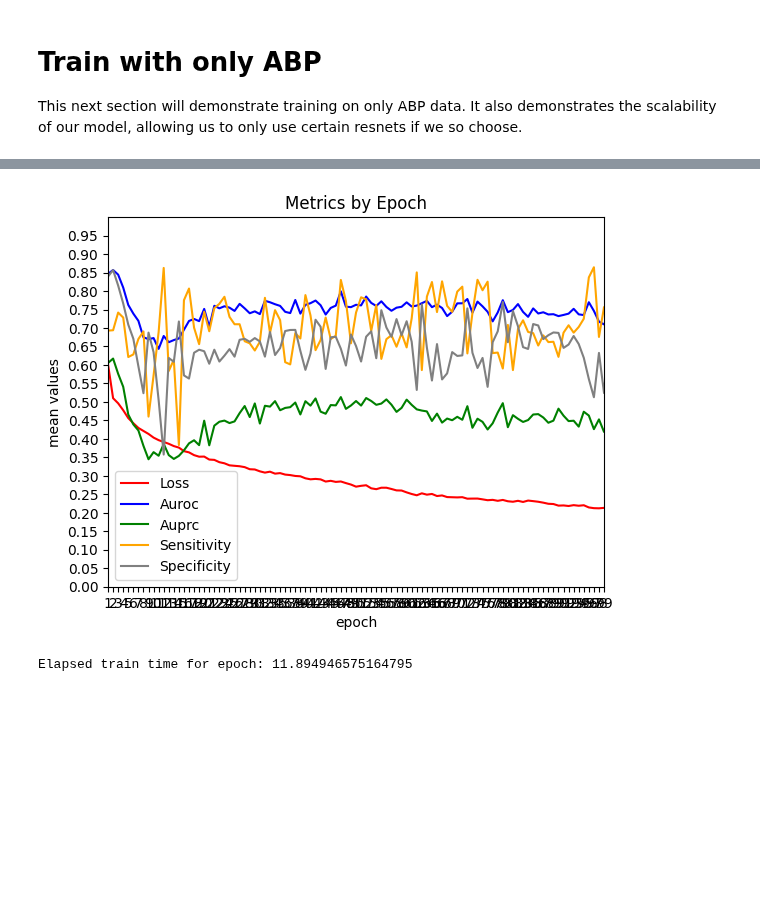
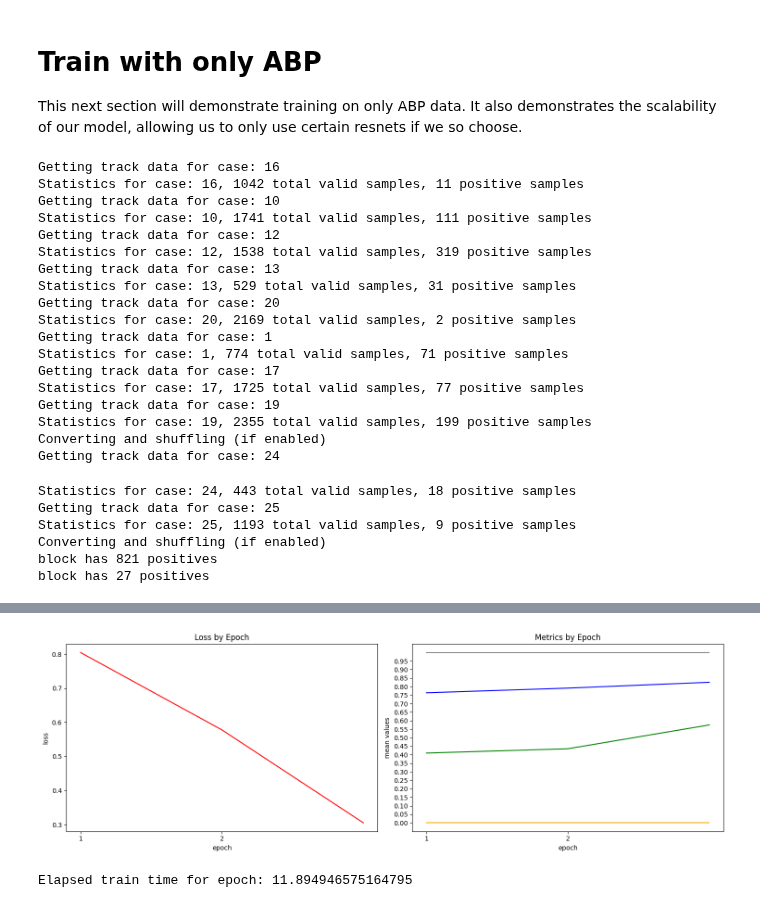
Before and after one commit to invictus125/cs598-final-project, a Jupyter notebook: temp.ipynb, the cells around one changed output, grey strips where cells are left out. Saved outputs shown, nothing was run; the diff lists cells and outputs as text; code cells hidden in the pictures; blank space fills up the shorter version.

Commit message:
Separate, wider graphs

```diff
--- a/temp.ipynb
+++ b/temp.ipynb
@@ -1050,14 +1071,39 @@ case_list_file = open(f'{DRIVE_PROJECT_DIR_PATH}/cases_with_positive_samples.pkl
 case_list = pickle.load(case_list_file)
 case_list_file.close()
 
-train_cases = case_list[0:80]
-eval_cases = case_list[80:100]
+train_cases = case_list[0:8]
+eval_cases = case_list[8:10]
 
 train_data = get_data(3, from_dir=f'{DRIVE_PROJECT_DIR_PATH}/case_set/', case_ids=train_cases)
 eval_data = get_data(3, from_dir=f'{DRIVE_PROJECT_DIR_PATH}/case_set/', case_ids=eval_cases)
 
 train_data = _process_loaded_abp_data(train_data, negative_ratio=3.0)
 eval_data = _process_loaded_abp_data(eval_data, negative_ratio=3.0)
+# %% [output]
+Getting track data for case: 16
+Statistics for case: 16, 1042 total valid samples, 11 positive samples
+Getting track data for case: 10
+Statistics for case: 10, 1741 total valid samples, 111 positive samples
+Getting track data for case: 12
+Statistics for case: 12, 1538 total valid samples, 319 positive samples
+Getting track data for case: 13
+Statistics for case: 13, 529 total valid samples, 31 positive samples
+Getting track data for case: 20
+Statistics for case: 20, 2169 total valid samples, 2 positive samples
+Getting track data for case: 1
+Statistics for case: 1, 774 total valid samples, 71 positive samples
+Getting track data for case: 17
+Statistics for case: 17, 1725 total valid samples, 77 positive samples
+Getting track data for case: 19
+Statistics for case: 19, 2355 total valid samples, 199 positive samples
+Converting and shuffling (if enabled)
+Getting track data for case: 24
+Statistics for case: 24, 443 total valid samples, 18 positive samples
+Getting track data for case: 25
+Statistics for case: 25, 1193 total valid samples, 9 positive samples
+Converting and shuffling (if enabled)
+block has 821 positives
+block has 27 positives
 # %%
 # Put together a model using only ABP
 abp_resnet = None
@@ -1076,7 +1122,7 @@ train(
     train_data,
     eval_data,
     batch_size=256,
-    epochs=100,
+    epochs=3,
     learning_rate=0.001,
     pos_weight=2.0,
     neg_weight=1.0,
@@ -1088,4 +1134,4 @@ Elapsed train time for epoch: 11.90504002571106
-[figure, old version]
+[figure, new version]
 # %%
 # Put together a model using only ABP
 abp_resnet = None
```
Also changed, not shown: parts of 4 cells of this notebook.
